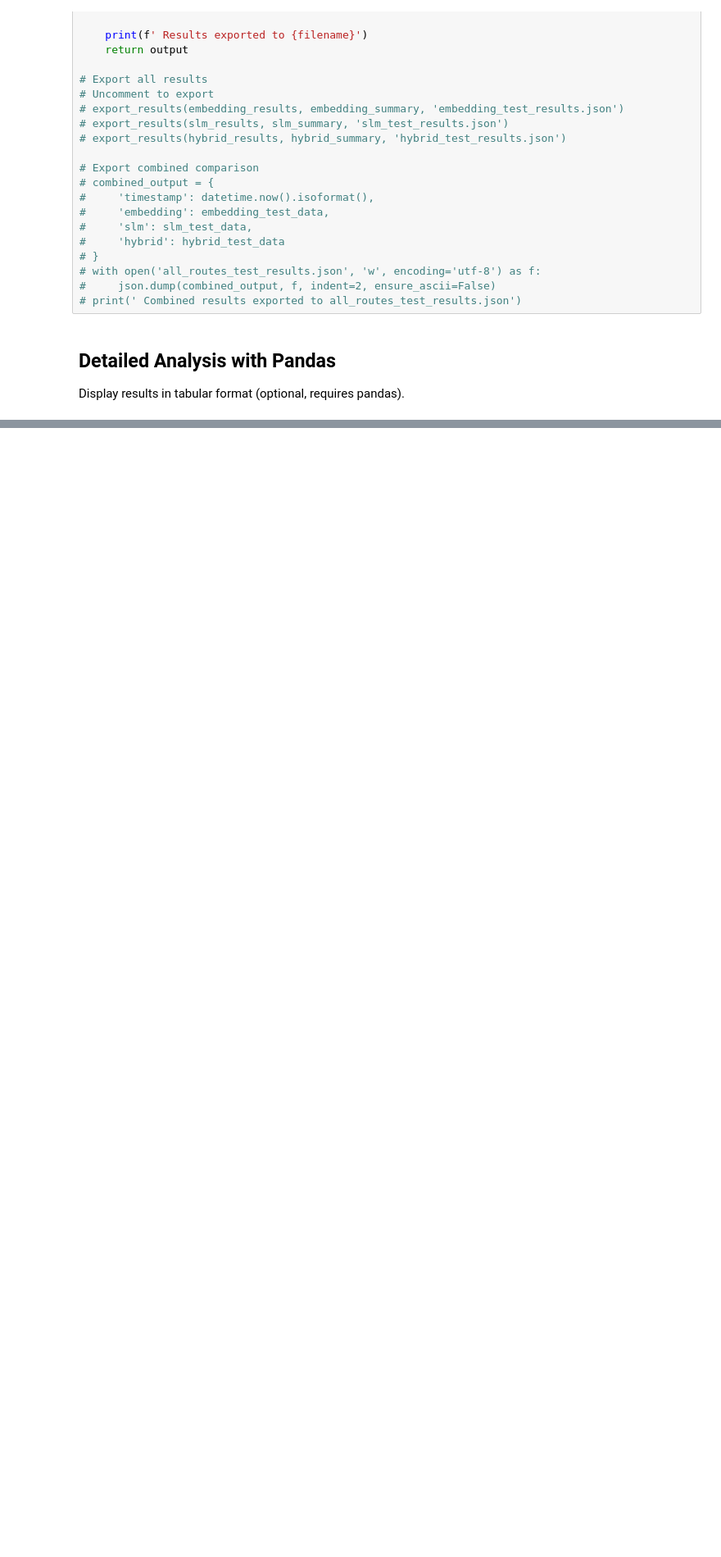
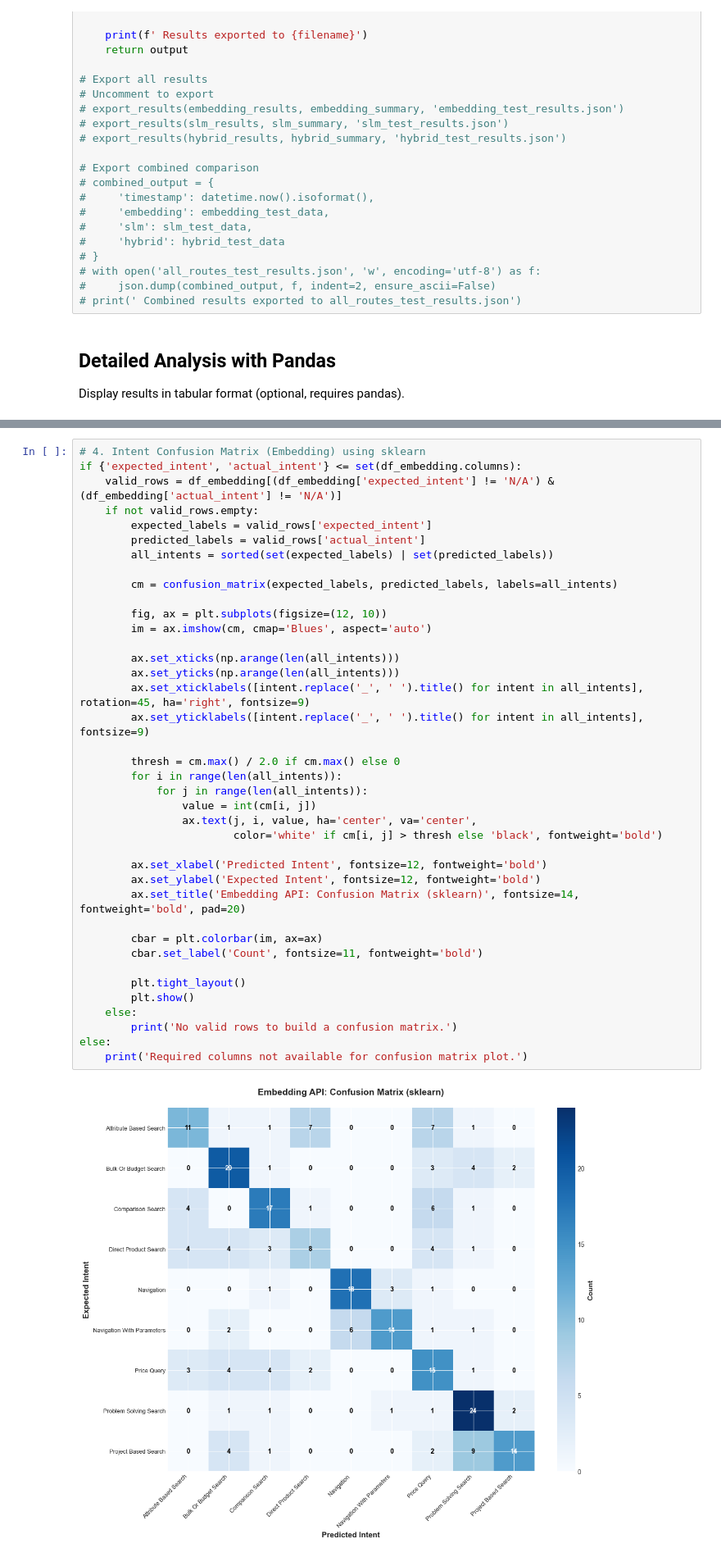
Before and after one commit to AshwinKTyagi/chat-optimizer, a Jupyter notebook: test_results_notebook.ipynb, the cells around one changed output, grey strips where cells are left out. Shown at 82% size. Drawn from its saved outputs; the diff is of its cells as text; blank space fills up the shorter version.

```diff
--- a/test_results_notebook.ipynb
+++ b/test_results_notebook.ipynb
@@ -482,0 +645,41 @@ except ImportError:
+# %%
+# 4. Intent Confusion Matrix (Embedding) using sklearn
+if {'expected_intent', 'actual_intent'} <= set(df_embedding.columns):
+    valid_rows = df_embedding[(df_embedding['expected_intent'] != 'N/A') & (df_embedding['actual_intent'] != 'N/A')]
+    if not valid_rows.empty:
+        expected_labels = valid_rows['expected_intent']
+        predicted_labels = valid_rows['actual_intent']
+        all_intents = sorted(set(expected_labels) | set(predicted_labels))
+
+        cm = confusion_matrix(expected_labels, predicted_labels, labels=all_intents)
+
+        fig, ax = plt.subplots(figsize=(12, 10))
+        im = ax.imshow(cm, cmap='Blues', aspect='auto')
+
+        ax.set_xticks(np.arange(len(all_intents)))
+        ax.set_yticks(np.arange(len(all_intents)))
+        ax.set_xticklabels([intent.replace('_', ' ').title() for intent in all_intents], rotation=45, ha='right', fontsize=9)
+        ax.set_yticklabels([intent.replace('_', ' ').title() for intent in all_intents], fontsize=9)
+
+        thresh = cm.max() / 2.0 if cm.max() else 0
+        for i in range(len(all_intents)):
+            for j in range(len(all_intents)):
+                value = int(cm[i, j])
+                ax.text(j, i, value, ha='center', va='center',
+                        color='white' if cm[i, j] > thresh else 'black', fontweight='bold')
+
+        ax.set_xlabel('Predicted Intent', fontsize=12, fontweight='bold')
+        ax.set_ylabel('Expected Intent', fontsize=12, fontweight='bold')
+        ax.set_title('Embedding API: Confusion Matrix (sklearn)', fontsize=14, fontweight='bold', pad=20)
+
+        cbar = plt.colorbar(im, ax=ax)
+        cbar.set_label('Count', fontsize=11, fontweight='bold')
+
+        plt.tight_layout()
+        plt.show()
+    else:
+        print('No valid rows to build a confusion matrix.')
+else:
+    print('Required columns not available for confusion matrix plot.')
+# %% [output]
+[figure, added]
```
Also changed, not shown: parts of 13 cells of this notebook, 3 other files.
